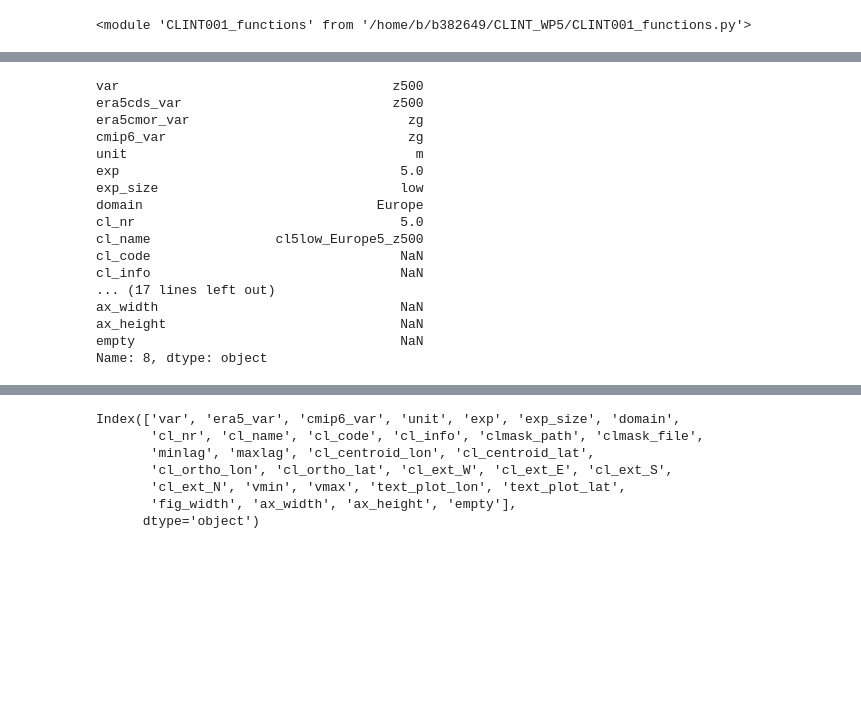
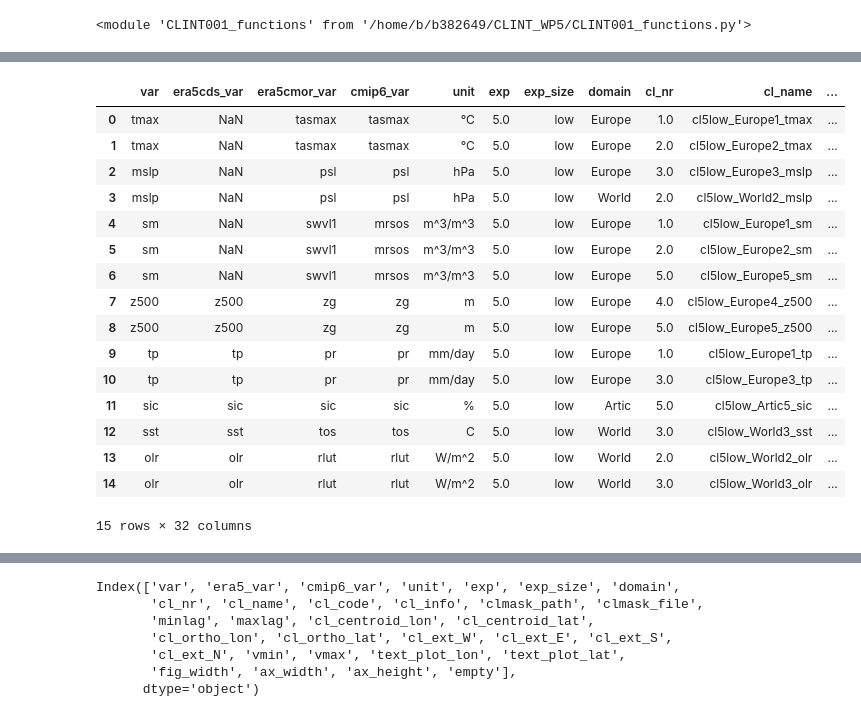
Before and after one commit to AntoSq/CLINT_WP5, a Jupyter notebook: CLINT014_drivers_automatic.ipynb, the cells around one changed output, grey strips where cells are left out. Saved outputs shown, nothing was run; the diff lists cells and outputs as text; code cells hidden in the pictures; blank space fills up the shorter version.

```diff
--- a/CLINT014_drivers_automatic.ipynb
+++ b/CLINT014_drivers_automatic.ipynb
@@ -154,0 +134,37 @@ var_specs
+# %%
+var_specs = pd.DataFrame({'var':['tmax','mslp','sm','z500','tp','sic'],
+                          'unit':['°C','hPa','m^3/m^3','m','mm/day','%'],
+                          'realm':['atmos','atmos','land','atmos','atmos','seaIce'],
+                          'era5cds_var':['mx2t','msl','swvl1','z500','tp','sic'],
+                          'era5cmor_var':['tasmax','psl','swvl1','zg','pr','sic'],
+                          'cmip6_var':['tasmax','psl','mrsos','zg','pr','sic'],
+                          'var4path':['mx2t','msl','sm1','z500','tp','sic'],
+                          'era5_aggr':['day','1hr','1hr','day','day','1hr'],
+                          'aggr_operator':['max','mean','mean','mean','sum','mean'],#operator for daily aggregation
+                         'vmin':[-15,-25,-0.2,-250,-5,-50],#np.nan if automatic
+                         'vmax':[15,25,0.2,250,-15,50]})
+var_specs.to_csv(f'{workmetadir}variables_specifications.csv', index=False)
+# Soil moisture in swvl1(ERA5) is stored as [m^3/m^3], while mrsos(CMIP6) is [kg/(m^2)]. Values in mrsos need to be divided by 100
+# Total precipitation is [m] (equivalent to [m/day] in daily cumulated) in tp(ERA5) and [kg/(m^2*s)] in pr(CMIP6)
+#       in order to obtain mm tp has to be multiplied by 1000 and pr by 86400
+# %%
+var_specs_old = pd.read_csv(f'{workmetadir}variables_specifications.csv')
+
+add_varspec = pd.DataFrame({'var':['olr'],
+                          'unit':['W/m^2'],
+                          'realm':['atmos'],
+                          'era5cds_var':['olr'],
+                          'era5cmor_var':['rlut'],
+                          'cmip6_var':['rlut'],
+                          'var4path':['olr'],
+                          'era5_aggr':['1hr'],
+                          'aggr_operator':['mean'],#operator for daily aggregation
+                          'vmin':[-50],#np.nan if automatic
+                          'vmax':[np.nan]})
+
+if (var_specs_old.loc[var_specs_old['var']==add_varspec['var'][0]].shape[0]==0):
+    var_specs = pd.concat([var_specs,add_varspec],ignore_index=True)
+    var_specs.to_csv(f'{workmetadir}variables_specifications.csv', index=False)
+    print('YES! variable was correctly added')
+else:
+    print('NO! variable has been already added')
@@ -200,20 +223,20 @@ YES! Driver correctly added
-# %%
-drivers_new.iloc[8]
-# %% [output]
-var                                   z500
-era5cds_var                           z500
-era5cmor_var                            zg
-cmip6_var                               zg
-unit                                     m
-exp                                    5.0
-exp_size                               low
-domain                              Europe
-cl_nr                                  5.0
-cl_name                cl5low_Europe5_z500
-cl_code                                NaN
-cl_info                                NaN
-... (17 lines left out)
-ax_width                               NaN
-ax_height                              NaN
-empty                                  NaN
-Name: 8, dtype: object
+# %%
+drivers_new
+# %% [output]
+|  | var | era5cds_var | era5cmor_var | cmip6_var | unit | exp | exp_size | domain | cl_nr | cl_name | ... |
+| 0 | tmax | NaN | tasmax | tasmax | °C | 5.0 | low | Europe | 1.0 | cl5low_Europe1_tmax | ... |
+| 1 | tmax | NaN | tasmax | tasmax | °C | 5.0 | low | Europe | 2.0 | cl5low_Europe2_tmax | ... |
+| 2 | mslp | NaN | psl | psl | hPa | 5.0 | low | Europe | 3.0 | cl5low_Europe3_mslp | ... |
+| 3 | mslp | NaN | psl | psl | hPa | 5.0 | low | World | 2.0 | cl5low_World2_mslp | ... |
+| 4 | sm | NaN | swvl1 | mrsos | m^3/m^3 | 5.0 | low | Europe | 1.0 | cl5low_Europe1_sm | ... |
+| 5 | sm | NaN | swvl1 | mrsos | m^3/m^3 | 5.0 | low | Europe | 2.0 | cl5low_Europe2_sm | ... |
+| 6 | sm | NaN | swvl1 | mrsos | m^3/m^3 | 5.0 | low | Europe | 5.0 | cl5low_Europe5_sm | ... |
+| 7 | z500 | z500 | zg | zg | m | 5.0 | low | Europe | 4.0 | cl5low_Europe4_z500 | ... |
+| 8 | z500 | z500 | zg | zg | m | 5.0 | low | Europe | 5.0 | cl5low_Europe5_z500 | ... |
+| 9 | tp | tp | pr | pr | mm/day | 5.0 | low | Europe | 1.0 | cl5low_Europe1_tp | ... |
+| 10 | tp | tp | pr | pr | mm/day | 5.0 | low | Europe | 3.0 | cl5low_Europe3_tp | ... |
+| 11 | sic | sic | sic | sic | % | 5.0 | low | Artic | 5.0 | cl5low_Artic5_sic | ... |
+| 12 | sst | sst | tos | tos | C | 5.0 | low | World | 3.0 | cl5low_World3_sst | ... |
+| 13 | olr | olr | rlut | rlut | W/m^2 | 5.0 | low | World | 2.0 | cl5low_World2_olr | ... |
+| 14 | olr | olr | rlut | rlut | W/m^2 | 5.0 | low | World | 3.0 | cl5low_World3_olr | ... |
+15 rows × 32 columns
```
Also changed, not shown: parts of 13 cells of this notebook, 11 other files.
